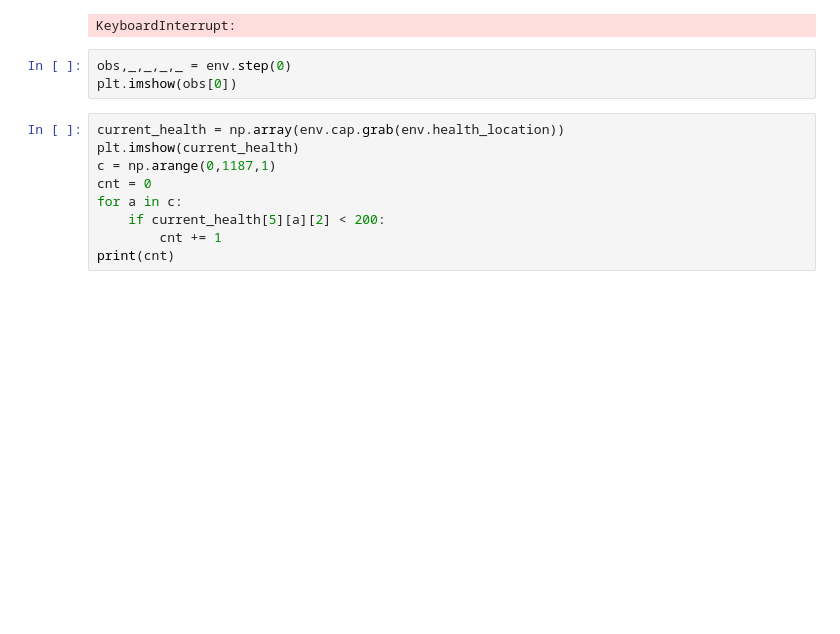
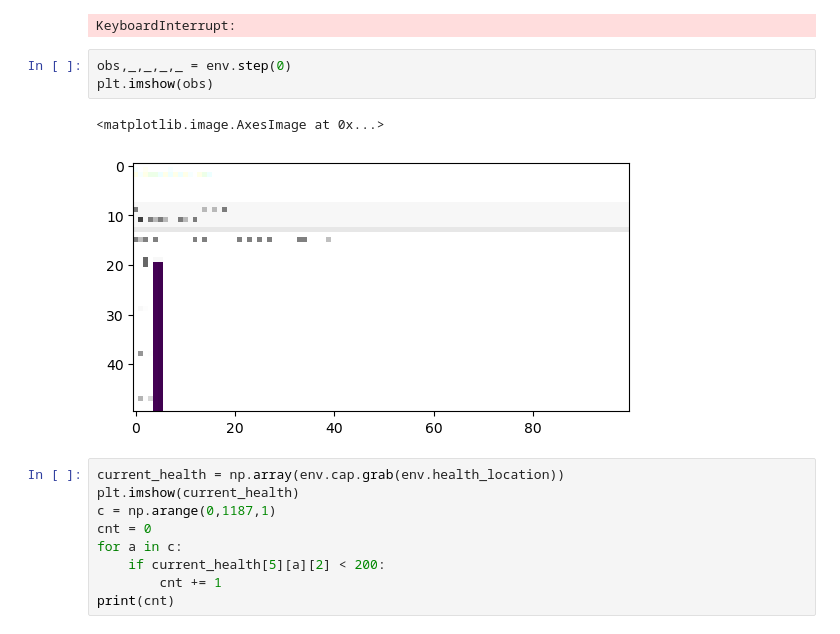
Before and after one commit to CookierunReinforcement/Cookierun_Reinforcement, a Jupyter notebook: Cookierun.ipynb, the cells around one changed output. Saved outputs shown, nothing was run; the diff lists cells and outputs as text; blank space fills up the shorter version.

```diff
--- a/Cookierun.ipynb
+++ b/Cookierun.ipynb
@@ -317,7 +319,10 @@ plt.imshow(cv2.cvtColor(obs[0], cv2.COLOR_GRAY2BGR))
 KeyboardInterrupt:
 # %%
 obs,_,_,_,_ = env.step(0)
-plt.imshow(obs[0])
+plt.imshow(obs)
+# %% [output]
+<matplotlib.image.AxesImage at 0x...>
+[figure, added]
 # %%
 current_health = np.array(env.cap.grab(env.health_location))
 plt.imshow(current_health)
```
Also changed, not shown: parts of 17 cells of this notebook.
